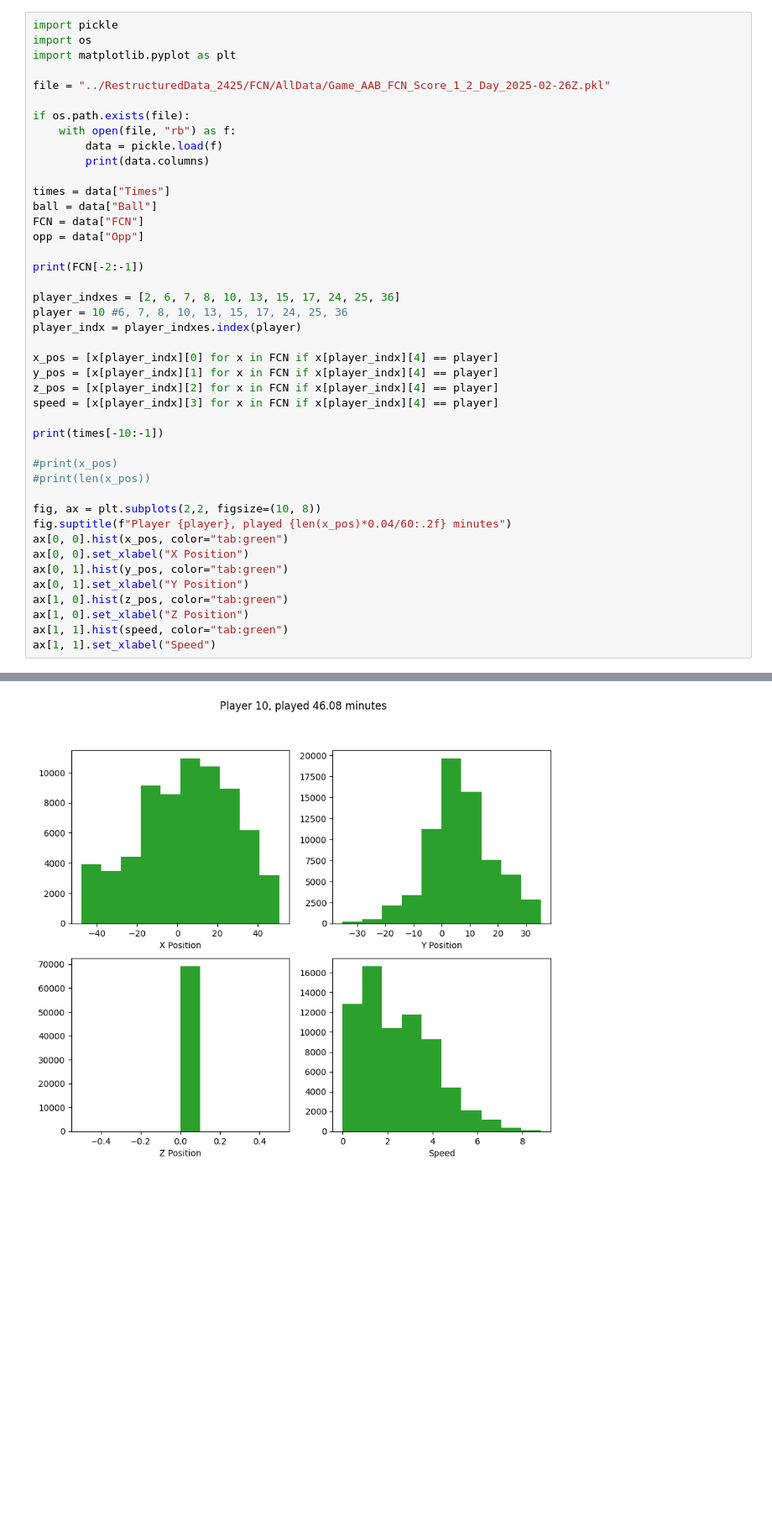
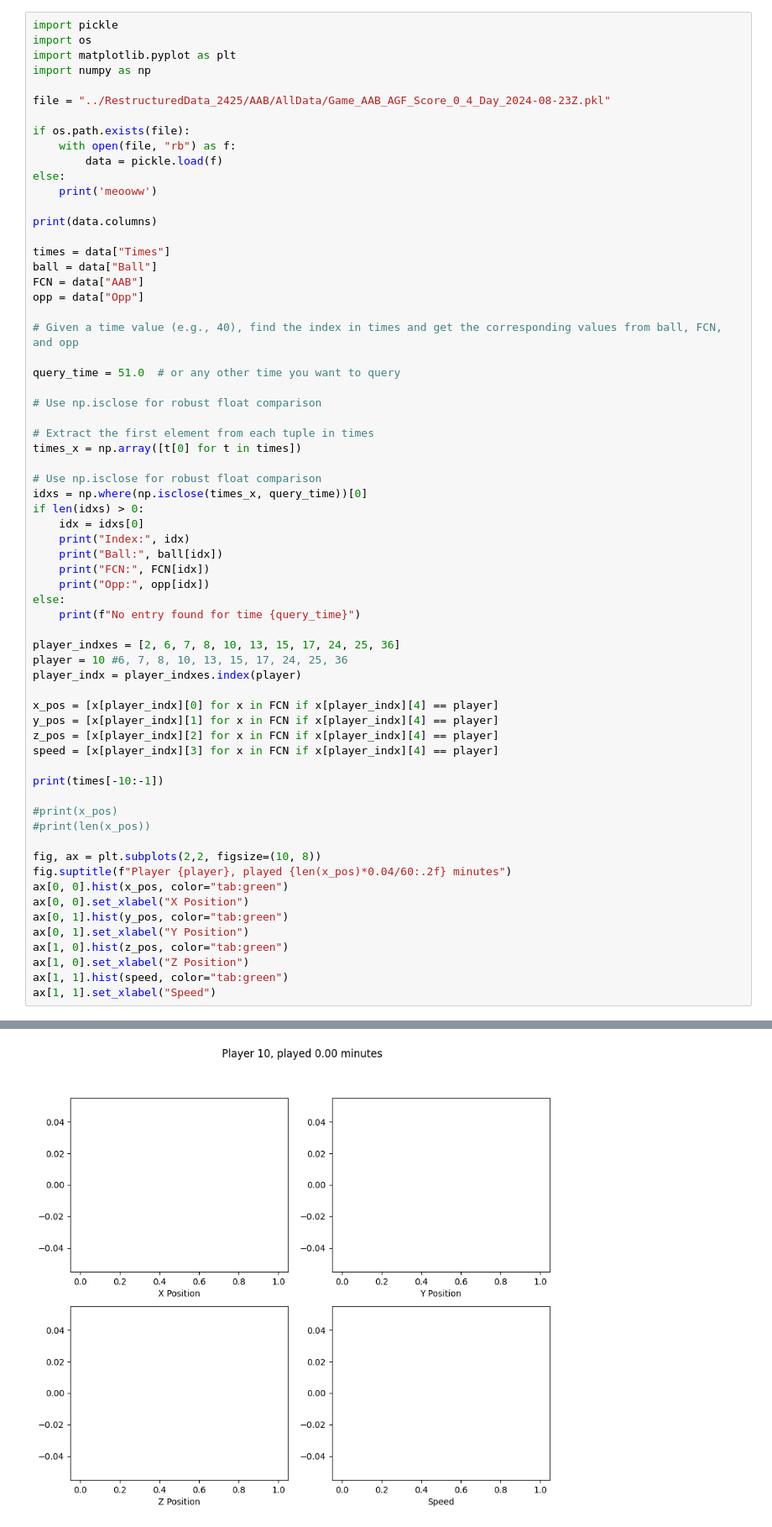
Before and after one commit to adiguzeldeniz/ekip_makine, a Jupyter notebook: data_vis_original.ipynb, the cells around one changed output, grey strips where cells are left out. Shown at 84% size. Drawn from its saved outputs; the diff is of its cells as text; blank space fills up the shorter version.

```diff
--- a/data_vis_original.ipynb
+++ b/data_vis_original.ipynb
@@ -2,20 +2,42 @@
 import pickle
 import os
 import matplotlib.pyplot as plt
+import numpy as np
 
-file = "../RestructuredData_2425/FCN/AllData/Game_AAB_FCN_Score_1_2_Day_2025-02-26Z.pkl"
+file = "../RestructuredData_2425/AAB/AllData/Game_AAB_AGF_Score_0_4_Day_2024-08-23Z.pkl"
 
 if os.path.exists(file):
     with open(file, "rb") as f:
         data = pickle.load(f)
-        print(data.columns)
+else:
+    print('meooww')
+
+print(data.columns)
 
 times = data["Times"]
 ball = data["Ball"]
-FCN = data["FCN"]
+FCN = data["AAB"]
 opp = data["Opp"]
 
-print(FCN[-2:-1])
+# Given a time value (e.g., 40), find the index in times and get the corresponding values from ball, FCN, and opp
+
+query_time = 51.0  # or any other time you want to query
+
+# Use np.isclose for robust float comparison
+
+# Extract the first element from each tuple in times
+times_x = np.array([t[0] for t in times])
+
+# Use np.isclose for robust float comparison
+idxs = np.where(np.isclose(times_x, query_time))[0]
+if len(idxs) > 0:
+    idx = idxs[0]
+    print("Index:", idx)
+    print("Ball:", ball[idx])
+    print("FCN:", FCN[idx])
+    print("Opp:", opp[idx])
+else:
+    print(f"No entry found for time {query_time}")
 
 player_indxes = [2, 6, 7, 8, 10, 13, 15, 17, 24, 25, 36]
 player = 10 #6, 7, 8, 10, 13, 15, 17, 24, 25, 36
@@ -57,3 +83,3 @@ Name: FCN, dtype: object
 Name: Times, dtype: object
 Text(0.5, 0, 'Speed')
-[figure, old version]
+[figure, new version]
```
Also changed, not shown: parts of 4 cells of this notebook, 3 other files.
